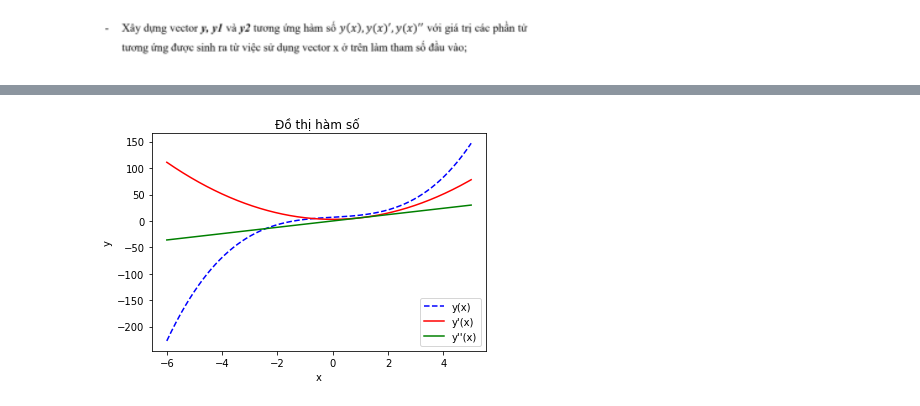
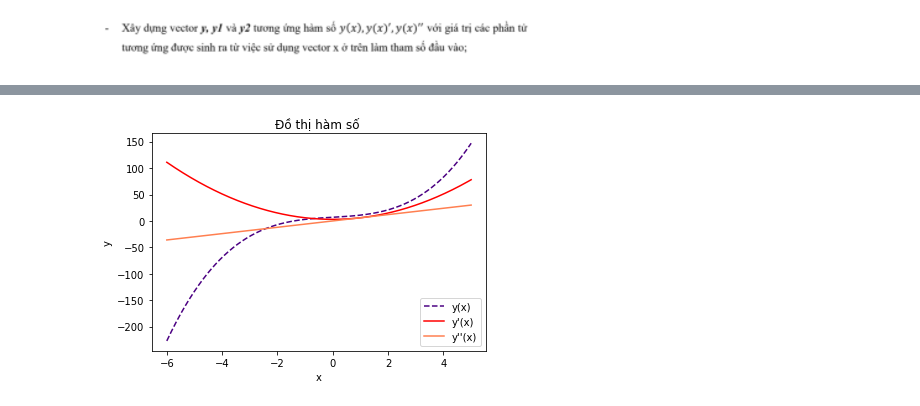
Before and after one commit to rekuantsun/PTDL-Python, a Jupyter notebook: Matplotib.ipynb, the cells around one changed output, grey strips where cells are left out. Cells and saved outputs as stored; diff of their text form; code cells hidden in the pictures.

```diff
--- a/Matplotib.ipynb
+++ b/Matplotib.ipynb
@@ -17,12 +17,12 @@ y2 = 6*x
 ![image.png](embedded-picture-1)
 # %%
 fig, ax = plt.subplots()
-ax.plot(x,y,'--',label="y(x)",color = "blue")
+ax.plot(x,y,'--',label="y(x)",color = "indigo")
 ax.plot(x,y1,label="y'(x)",color = "red")
-ax.plot(x,y2,label="y''(x)",color="green")
+ax.plot(x,y2,label="y''(x)",color="coral")
 plt.xlabel("x");
 plt.ylabel("y");
 plt.title("Đồ thị hàm số ")
 plt.legend();
 # %% [output]
-[figure, old version]
+[figure, new version]
```
